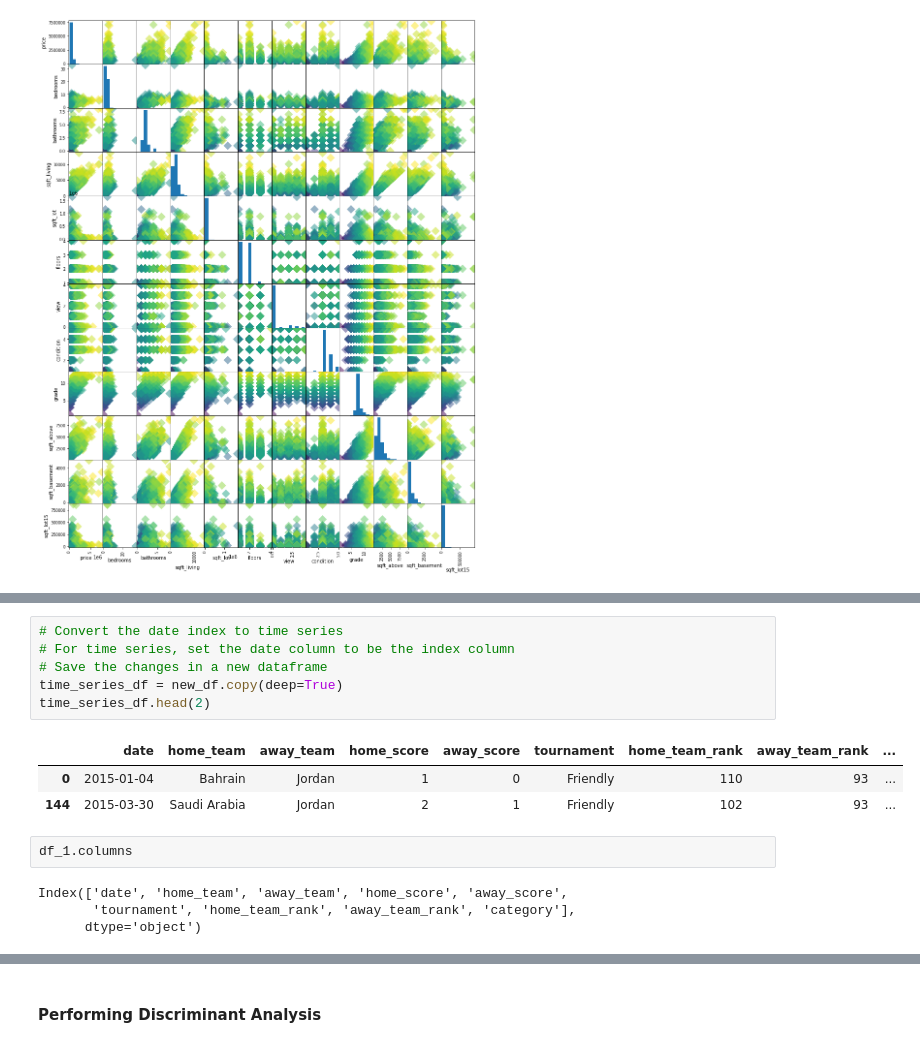
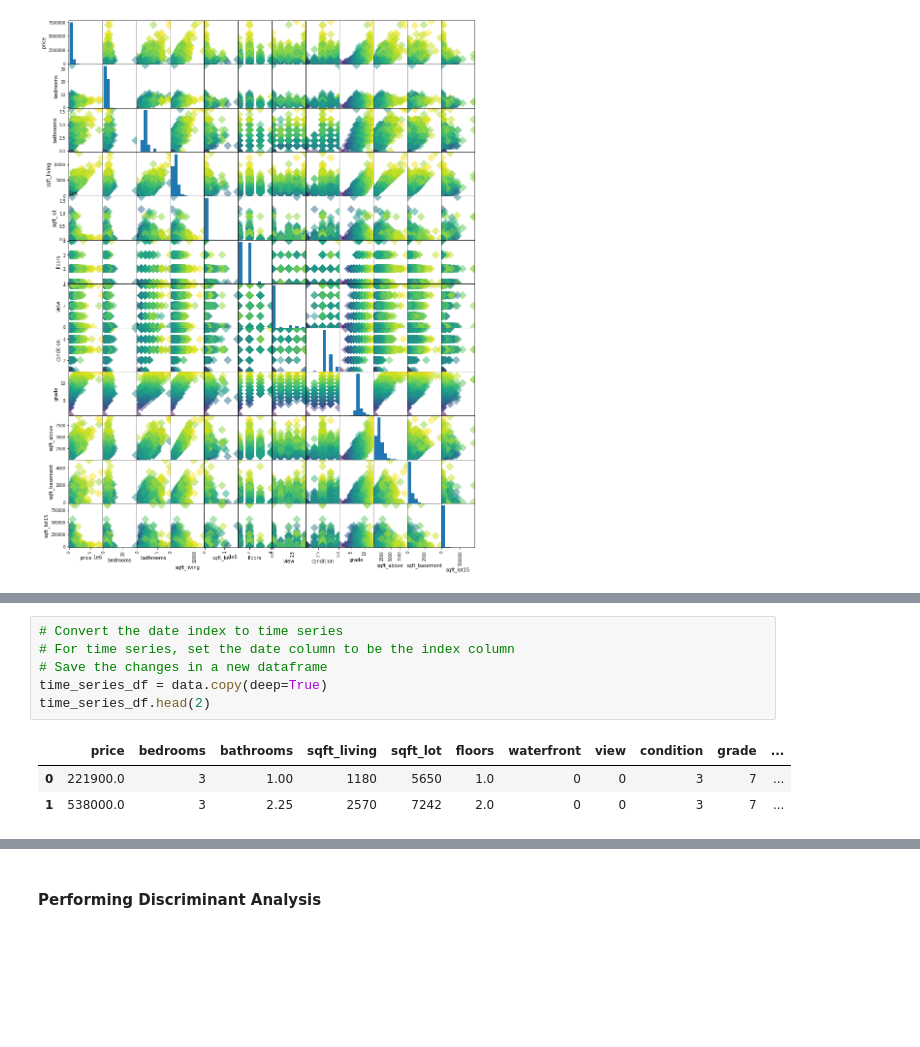
Before and after one commit to veronica1013/Datascience_core_module2_week1_IP, a Jupyter notebook: Moringa_Data_Science_Core_Module2_W2_Independent_Project_2021_10_Veronica_Isiaho_Python_Notebook_ipynb.ipynb, the cells around one changed output, grey strips where cells are left out. Drawn from its saved outputs; the diff is of its cells as text; blank space fills up the shorter version.

```diff
--- a/Moringa_Data_Science_Core_Module2_W2_Independent_Project_2021_10_Veronica_Isiaho_Python_Notebook_ipynb.ipynb
+++ b/Moringa_Data_Science_Core_Module2_W2_Independent_Project_2021_10_Veronica_Isiaho_Python_Notebook_ipynb.ipynb
@@ -763,16 +804,10 @@ _ = pd.plotting.scatter_matrix(df_1, c = y, figsize=[15,20], s=150, marker='D')
 # %%
 # Convert the date index to time series
 # For time series, set the date column to be the index column
 # Save the changes in a new dataframe
-time_series_df = new_df.copy(deep=True)
+time_series_df = data.copy(deep=True)
 time_series_df.head(2)
 # %% [output]
-|  | date | home_team | away_team | home_score | away_score | tournament | home_team_rank | away_team_rank | ... |
-| 0 | 2015-01-04 | Bahrain | Jordan | 1 | 0 | Friendly | 110 | 93 | ... |
-| 144 | 2015-03-30 | Saudi Arabia | Jordan | 2 | 1 | Friendly | 102 | 93 | ... |
+|  | price | bedrooms | bathrooms | sqft_living | sqft_lot | floors | waterfront | view | condition | grade | ... |
+| 0 | 221900.0 | 3 | 1.00 | 1180 | 5650 | 1.0 | 0 | 0 | 3 | 7 | ... |
+| 1 | 538000.0 | 3 | 2.25 | 2570 | 7242 | 2.0 | 0 | 0 | 3 | 7 | ... |
-# %%
-df_1.columns
-# %% [output]
-Index(['date', 'home_team', 'away_team', 'home_score', 'away_score',
-       'tournament', 'home_team_rank', 'away_team_rank', 'category'],
-      dtype='object')
```
Also changed, not shown: parts of 62 cells of this notebook.
